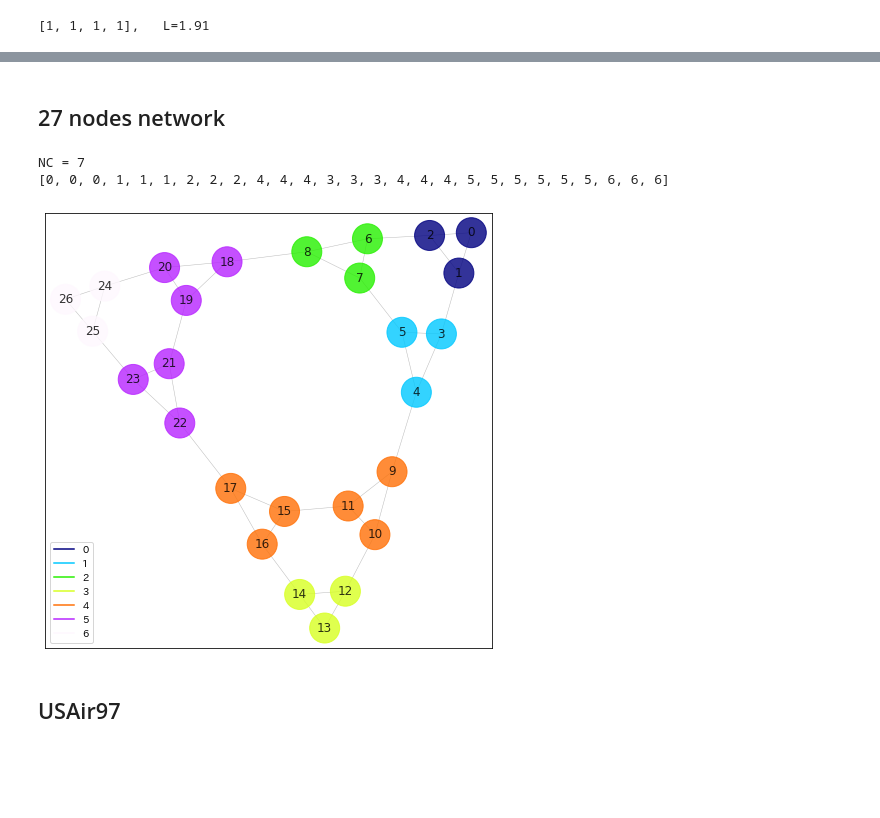
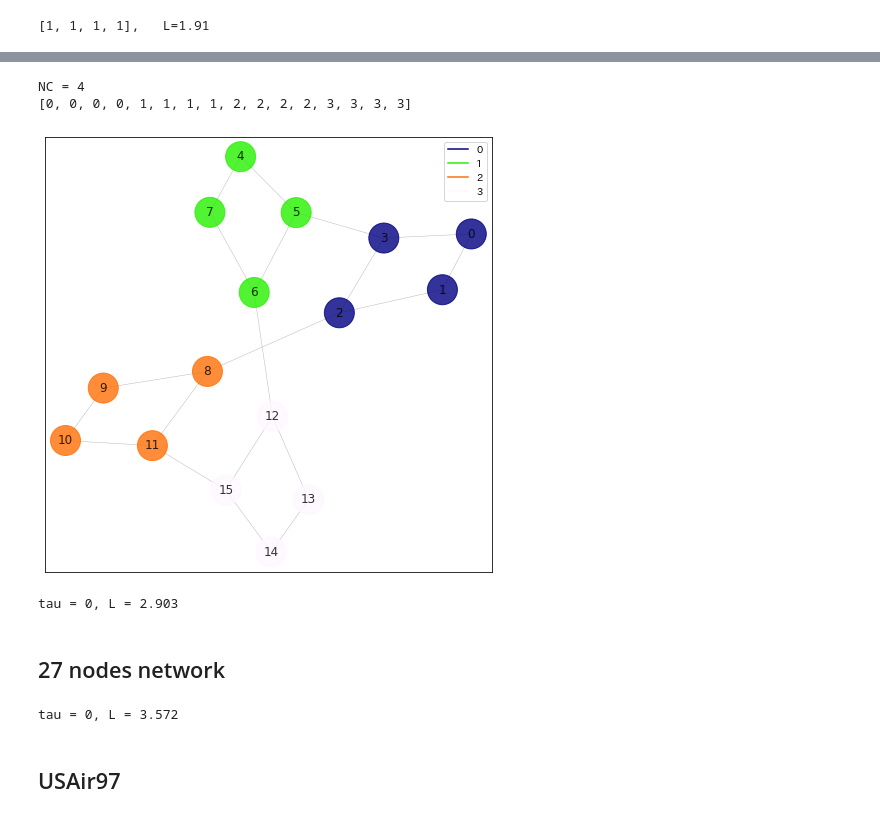
Before and after one commit to KeiNagayama/Infomap, a Jupyter notebook: draw_community.ipynb, the cells around one changed output, grey strips where cells are left out. Drawn from its saved outputs; the diff is of its cells as text; code cells hidden in the pictures; blank space fills up the shorter version.

Commit message:
add two graphs: 4dir and 16

```diff
--- a/draw_community.ipynb
+++ b/draw_community.ipynb
@@ -108,0 +111,12 @@ print(f'L={im.codelength:.2f}')
+# %%
+# generation
+for i in range(16):
+    base = 4 * (i // 4)
+    if (i-base < 3):
+        print(i, i+1)
+    else:
+        print(i, base)
+print(3, 5)
+print(6, 12)
+print(15, 11)
+print(8, 3)
@@ -109,3 +144,30 @@ print(f'L={im.codelength:.2f}')
+# %%
+path = 'graphs/16.txt'
+with open(path) as f:
+    E = [s.strip().split(' ')[:2] for s in f.readlines()]
+E_tup = [[int(e[0]), int(e[1])] for e in E]
+
+community = [i//4 for i in range(16)]
+
+figsize=(6,6)
+plot_community(E, community)
+# %% [output]
+NC = 4
+[0, 0, 0, 0, 1, 1, 1, 1, 2, 2, 2, 2, 3, 3, 3, 3]
+[figure, added]
+# %%
+# set init partition
+N = 16
+tau = 0
+im = Infomap(directed=True, two_level=True, teleportation_probability=tau, seed=seed)
+im.add_nodes(range(N))
+im.add_links(E_tup)
+im.initial_partition = {i:i//4 for i in range(N)}
+im.no_infomap = True
+im.run()
+print(f"tau = {tau}, L = {im.codelength:.3f}")
+# %% [output]
+tau = 0, L = 2.903
 # %% [markdown]
 ## 27 nodes network
 # %%
@@ -113,14 +175,24 @@ path = 'graphs/27.txt'
 with open(path) as f:
     E = [s.strip().split(' ')[:2] for s in f.readlines()]
 
+E_tup = [[int(e[0]), int(e[1])] for e in E]
+
 community = [0,0,0,1,1,1,0,0,0,2,2,2,3,3,3,4,4,4,5,5,5,6,6,6,7,7,7]
 community = [0,0,0,1,1,1,2,2,2,4,4,4,3,3,3,4,4,4,5,5,5,5,5,5,6,6,6]
 figsize=(8,8)
-plot_community(E, community, figsize)
+# plot_community(E, community, figsize)
+
+# set init partition
+tau = 0.15
+im = Infomap(directed=False, two_level=True, teleportation_probability=tau, seed=seed)
+im.add_nodes(range(27))
+im.add_links(E_tup)
+im.initial_partition = {i:i//3 for i in range(27)}
+im.no_infomap = True
+im.run()
+print(f"tau = {tau}, L = {im.codelength:.3f}")
 # %% [output]
-NC = 7
-[0, 0, 0, 1, 1, 1, 2, 2, 2, 4, 4, 4, 3, 3, 3, 4, 4, 4, 5, 5, 5, 5, 5, 5, 6, 6, 6]
+tau = 0, L = 3.572
-[figure, removed]
 # %% [markdown]
 ## USAir97
 # %%
```
Also changed, not shown: parts of 8 cells of this notebook, 4 other files.
